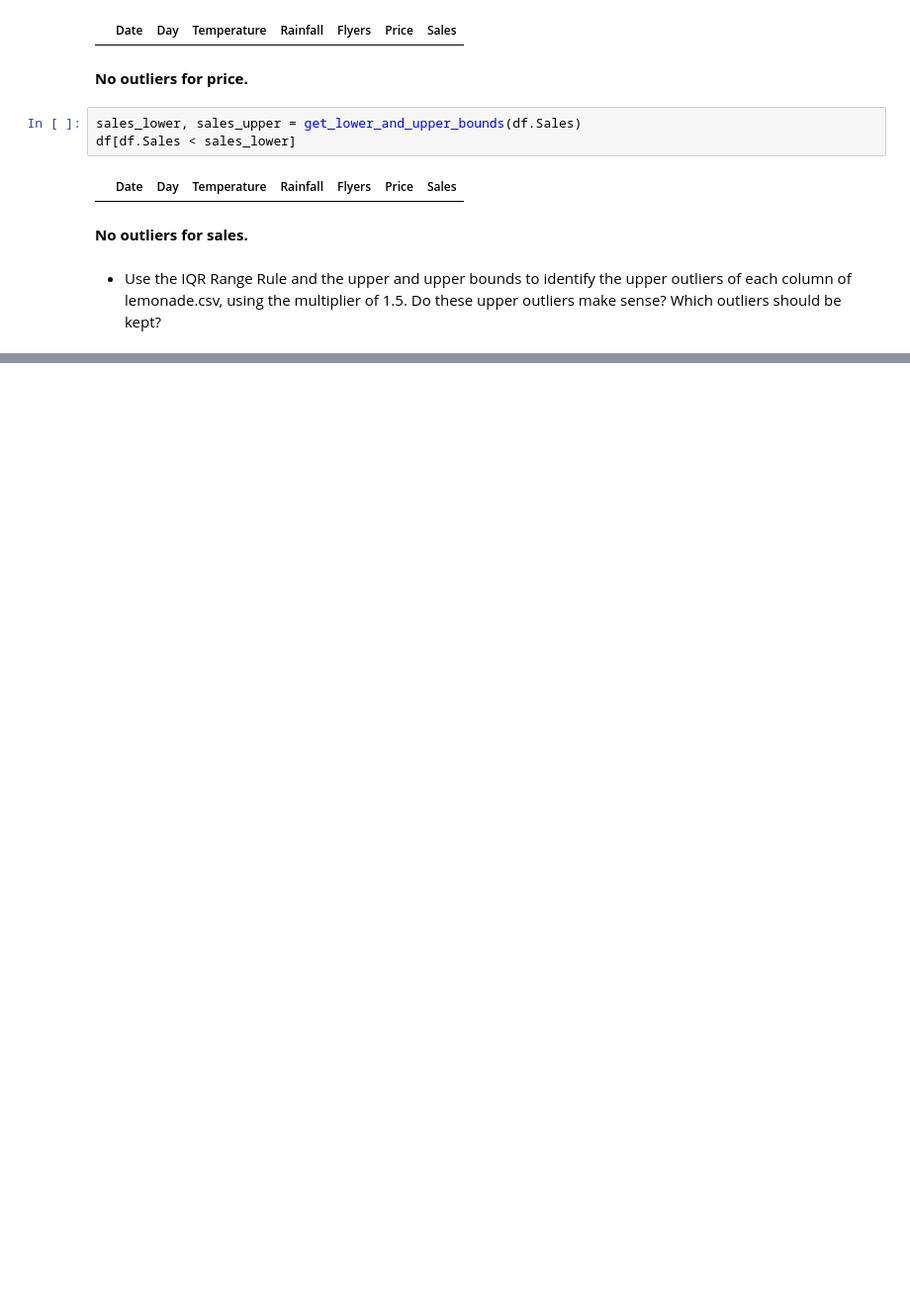
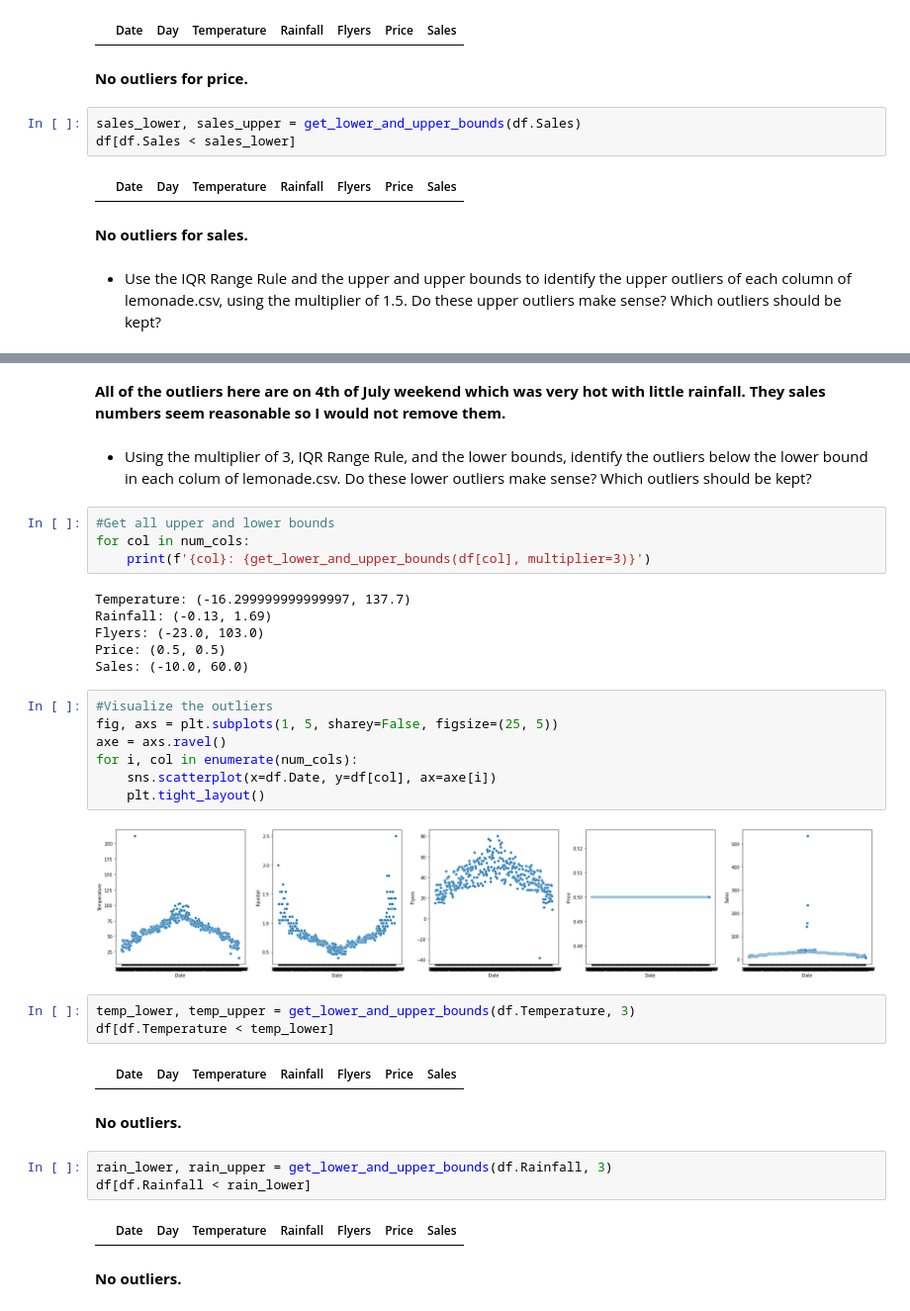
Before and after one commit to kristofer-rivera/anomaly-detection-exercises, a Jupyter notebook: continuous_probabilistic_methods.ipynb, the cells around one changed output, grey strips where cells are left out. Shown at 99% size. Saved outputs shown, nothing was run; the diff lists cells and outputs as text; blank space fills up the shorter version.

```diff
--- a/continuous_probabilistic_methods.ipynb
+++ b/continuous_probabilistic_methods.ipynb
@@ -121,0 +194,37 @@ df[df.Sales < sales_lower]
+# %% [markdown]
+**All of the outliers here are on 4th of July weekend which was very hot with little rainfall. They sales numbers seem reasonable so I would not remove them.**
+# %% [markdown]
+- Using the multiplier of 3, IQR Range Rule, and the lower bounds, identify the outliers below the lower bound in each colum of lemonade.csv. Do these lower outliers make sense? Which outliers should be kept?
+# %%
+#Get all upper and lower bounds
+for col in num_cols:
+    print(f'{col}: {get_lower_and_upper_bounds(df[col], multiplier=3)}')
+# %% [output]
+Temperature: (-16.299999999999997, 137.7)
+Rainfall: (-0.13, 1.69)
+Flyers: (-23.0, 103.0)
+Price: (0.5, 0.5)
+Sales: (-10.0, 60.0)
+# %%
+#Visualize the outliers
+fig, axs = plt.subplots(1, 5, sharey=False, figsize=(25, 5))
+axe = axs.ravel()
+for i, col in enumerate(num_cols):
+    sns.scatterplot(x=df.Date, y=df[col], ax=axe[i])
+    plt.tight_layout()
+# %% [output]
+[figure, added]
+# %%
+temp_lower, temp_upper = get_lower_and_upper_bounds(df.Temperature, 3)
+df[df.Temperature < temp_lower]
+# %% [output]
+|  | Date | Day | Temperature | Rainfall | Flyers | Price | Sales |
+# %% [markdown]
+**No outliers.**
+# %%
+rain_lower, rain_upper = get_lower_and_upper_bounds(df.Rainfall, 3)
+df[df.Rainfall < rain_lower]
+# %% [output]
+|  | Date | Day | Temperature | Rainfall | Flyers | Price | Sales |
+# %% [markdown]
+**No outliers.**
```
Also changed, not shown: parts of 42 cells of this notebook.
